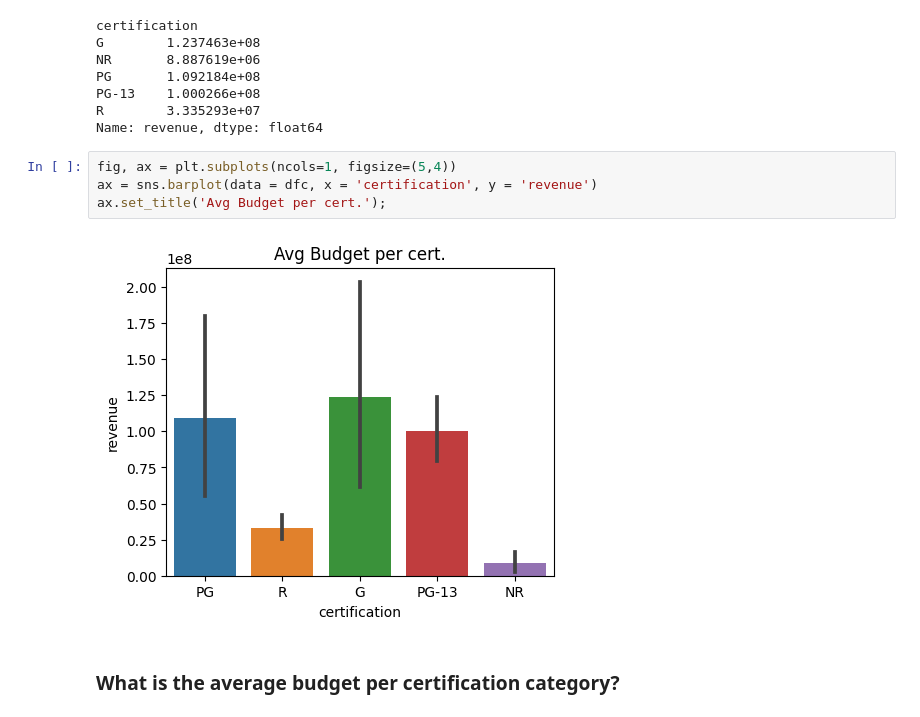
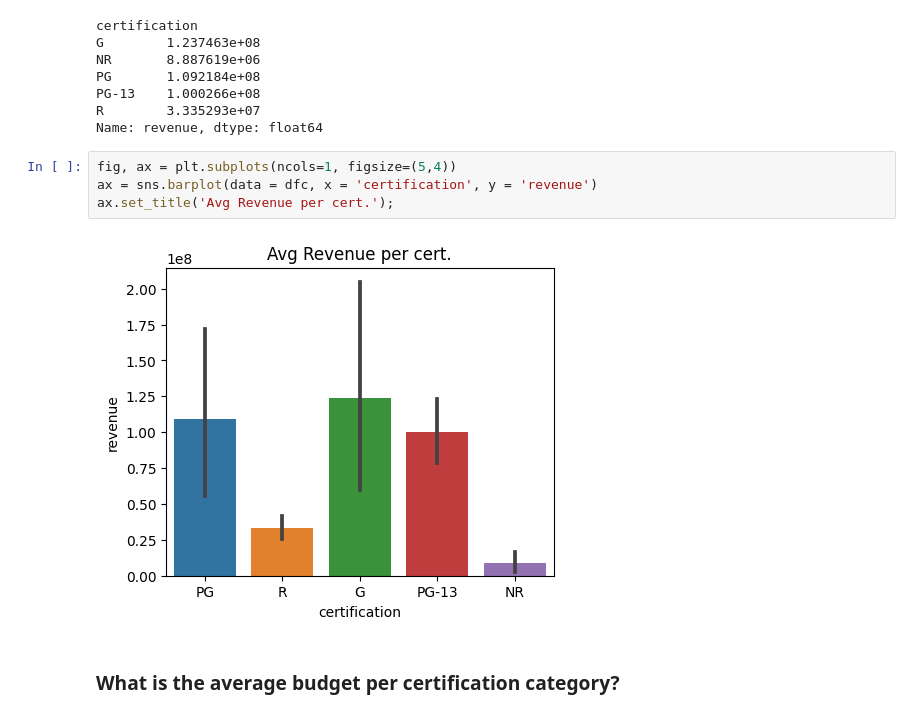
Before and after one commit to Martishamao/IMDB_Project, a Jupyter notebook: Project 3, Part 2.ipynb, the cells around one changed output. Saved outputs shown, nothing was run; the diff lists cells and outputs as text.

```diff
--- a/Project 3, Part 2.ipynb
+++ b/Project 3, Part 2.ipynb
@@ -179,12 +179,12 @@ PG       1.092184e+08
 PG-13    1.000266e+08
 R        3.335293e+07
 Name: revenue, dtype: float64
-# %%
-fig, ax = plt.subplots(ncols=1, figsize=(5,4))
-ax = sns.barplot(data = dfc, x = 'certification', y = 'revenue')
-ax.set_title('Avg Budget per cert.');
-# %% [output]
-[figure, removed]
+# %%
+fig, ax = plt.subplots(ncols=1, figsize=(5,4))
+ax = sns.barplot(data = dfc, x = 'certification', y = 'revenue')
+ax.set_title('Avg Revenue per cert.');
+# %% [output]
+[figure, added]
 # %% [markdown]
 ### What is the average budget per certification category?
 # %%
```
Also changed, not shown: parts of 2 cells of this notebook.
